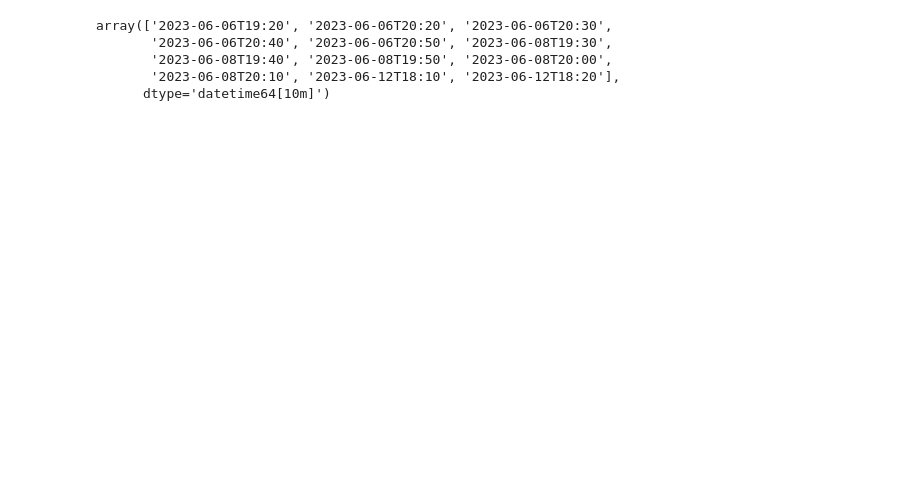
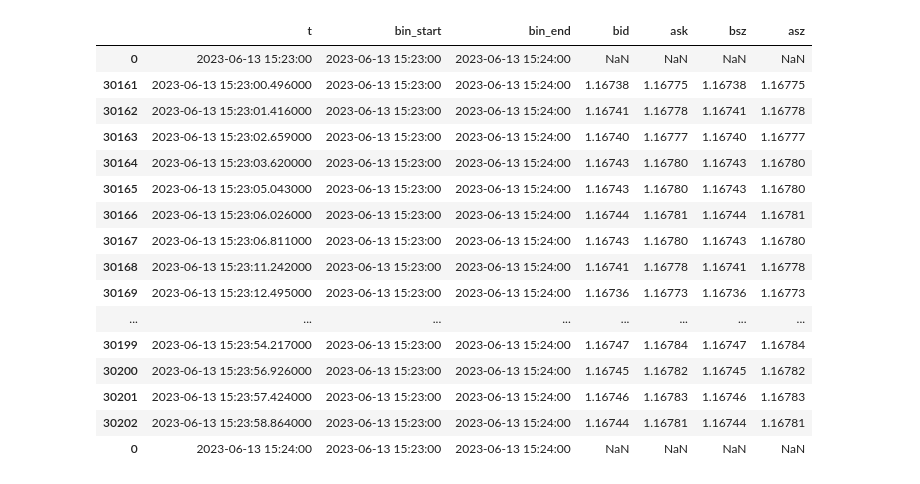
Before and after one commit to ikucan/sxo-work, a Jupyter notebook: notebooks/strats/test_redis_data.ipynb, the cells around one changed output. Cells and saved outputs as stored; diff of their text form; code cells hidden in the pictures; blank space fills up the shorter version.

```diff
--- a/notebooks/strats/test_redis_data.ipynb
+++ b/notebooks/strats/test_redis_data.ipynb
@@ -11,15 +14,18 @@ os.environ["REDIS_PASS"] = "boss"
 # %%
 ts_bid = RedisTs('ts_bid_37374')
 ts_ask = RedisTs('ts_ask_37374')
+ts_bsz = RedisTs('ts_bsz_37374')
+ts_asz = RedisTs('ts_asz_37374')
 bid = ts_bid.get_range(name='bid')
 ask = ts_ask.get_range(name='ask')
-bid_ask = bid.join(ask, how='inner').reset_index()
+bsz = ts_bid.get_range(name='bsz')
+asz = ts_ask.get_range(name='asz')
+bid_ask = bid.join(ask, how='inner').join(bsz, how='inner').join(asz, how='inner').reset_index()
 bid_ask['t'] = bid_ask['t'].values.astype('datetime64[ms]')
 
-df_plt = bid_ask.copy()[bid_ask.t > np.datetime64('2023-06-10 20:20:00')]
-
-
-fig = Figure()
-fig.add_traces(Scatter(x=df_plt['t'], y=df_plt['ask'], name='ask', mode="markers", marker={'size':4}))
-fig.add_traces(Scatter(x=df_plt['t'], y=df_plt['bid'], name='bid', mode="markers", marker={'size':4}))
+df_plt = bid_ask.copy()[bid_ask.t > np.datetime64('2023-06-15 00:00:00')]
+m = 15
+fig = Figure(layout=go.Layout(height=500, margin={'t':m,'b':m,'l':m,'r':m}))
+fig.add_traces(Scatter(x=df_plt['t'], y=df_plt['ask'], name='ask', mode="markers", marker={'size':4},showlegend=False))
+fig.add_traces(Scatter(x=df_plt['t'], y=df_plt['bid'], name='bid', mode="markers", marker={'size':4},showlegend=False))
 fig.show()
@@ -66,9 +105,38 @@ gen_binned_data(bid_ask, 60)
-# %%
-bin_start_times = bid_ask['t'].values.astype('datetime64[10m]')
-np.unique(bin_start_times)
-# %% [output]
-array(['2023-06-06T19:20', '2023-06-06T20:20', '2023-06-06T20:30',
-       '2023-06-06T20:40', '2023-06-06T20:50', '2023-06-08T19:30',
-       '2023-06-08T19:40', '2023-06-08T19:50', '2023-06-08T20:00',
-       '2023-06-08T20:10', '2023-06-12T18:10', '2023-06-12T18:20'],
-      dtype='datetime64[10m]')
+# %%
+# def pad_bin(x:pd.DataFrame) -> pd.DataFrame:
+#     times = x['t'].values
+#     bin_times = x['bin_start'].values
+#     if times[0] != bin_times[0]:
+#         x =
+#     return x
+
+xx = x[x.bin_start==np.datetime64('2023-06-13 15:23:00')]
+
+#pad_bin(xx)
+# %%
+def mk_empty_tick(t:np.datetime64, bin_start:np.datetime64, bin_end:np.datetime64):
+    return pd.DataFrame({'t':[t],  'bin_start':[bin_start], 'bin_end':[bin_end]})
+
+bin_start, bin_end = xx['bin_start'].values[0],  xx['bin_end'].values[0]
+front = mk_empty_tick(bin_start, bin_start, bin_end)
+back = mk_empty_tick(bin_end, bin_start, bin_end)
+#yy = pd.DataFrame({'t':[bin_start[0]],  'bin_start':[bin_times[0]]})
+pd.concat([front, xx, back])
+# %% [output]
+|  | t | bin_start | bin_end | bid | ask | bsz | asz |
+| 0 | 2023-06-13 15:23:00 | 2023-06-13 15:23:00 | 2023-06-13 15:24:00 | NaN | NaN | NaN | NaN |
+| 30161 | 2023-06-13 15:23:00.496000 | 2023-06-13 15:23:00 | 2023-06-13 15:24:00 | 1.16738 | 1.16775 | 1.16738 | 1.16775 |
+| 30162 | 2023-06-13 15:23:01.416000 | 2023-06-13 15:23:00 | 2023-06-13 15:24:00 | 1.16741 | 1.16778 | 1.16741 | 1.16778 |
+| 30163 | 2023-06-13 15:23:02.659000 | 2023-06-13 15:23:00 | 2023-06-13 15:24:00 | 1.16740 | 1.16777 | 1.16740 | 1.16777 |
+| 30164 | 2023-06-13 15:23:03.620000 | 2023-06-13 15:23:00 | 2023-06-13 15:24:00 | 1.16743 | 1.16780 | 1.16743 | 1.16780 |
+| 30165 | 2023-06-13 15:23:05.043000 | 2023-06-13 15:23:00 | 2023-06-13 15:24:00 | 1.16743 | 1.16780 | 1.16743 | 1.16780 |
+| 30166 | 2023-06-13 15:23:06.026000 | 2023-06-13 15:23:00 | 2023-06-13 15:24:00 | 1.16744 | 1.16781 | 1.16744 | 1.16781 |
+| 30167 | 2023-06-13 15:23:06.811000 | 2023-06-13 15:23:00 | 2023-06-13 15:24:00 | 1.16743 | 1.16780 | 1.16743 | 1.16780 |
+| 30168 | 2023-06-13 15:23:11.242000 | 2023-06-13 15:23:00 | 2023-06-13 15:24:00 | 1.16741 | 1.16778 | 1.16741 | 1.16778 |
+| 30169 | 2023-06-13 15:23:12.495000 | 2023-06-13 15:23:00 | 2023-06-13 15:24:00 | 1.16736 | 1.16773 | 1.16736 | 1.16773 |
+| ... | ... | ... | ... | ... | ... | ... | ... |
+| 30199 | 2023-06-13 15:23:54.217000 | 2023-06-13 15:23:00 | 2023-06-13 15:24:00 | 1.16747 | 1.16784 | 1.16747 | 1.16784 |
+| 30200 | 2023-06-13 15:23:56.926000 | 2023-06-13 15:23:00 | 2023-06-13 15:24:00 | 1.16745 | 1.16782 | 1.16745 | 1.16782 |
+| 30201 | 2023-06-13 15:23:57.424000 | 2023-06-13 15:23:00 | 2023-06-13 15:24:00 | 1.16746 | 1.16783 | 1.16746 | 1.16783 |
+| 30202 | 2023-06-13 15:23:58.864000 | 2023-06-13 15:23:00 | 2023-06-13 15:24:00 | 1.16744 | 1.16781 | 1.16744 | 1.16781 |
+| 0 | 2023-06-13 15:24:00 | 2023-06-13 15:23:00 | 2023-06-13 15:24:00 | NaN | NaN | NaN | NaN |
```
Also changed, not shown: parts of 3 cells of this notebook, 2 other files.
